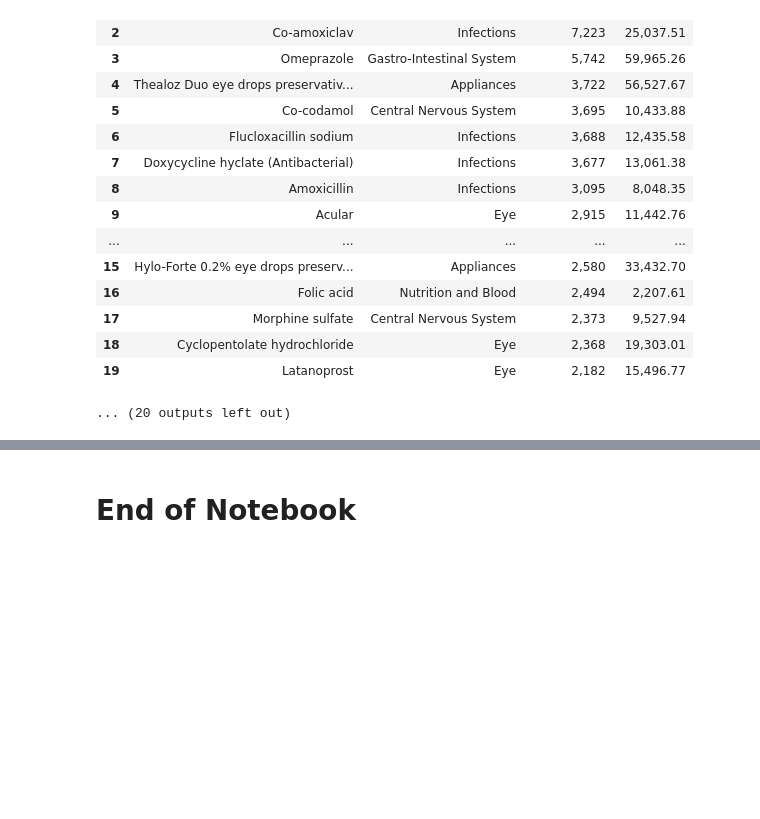
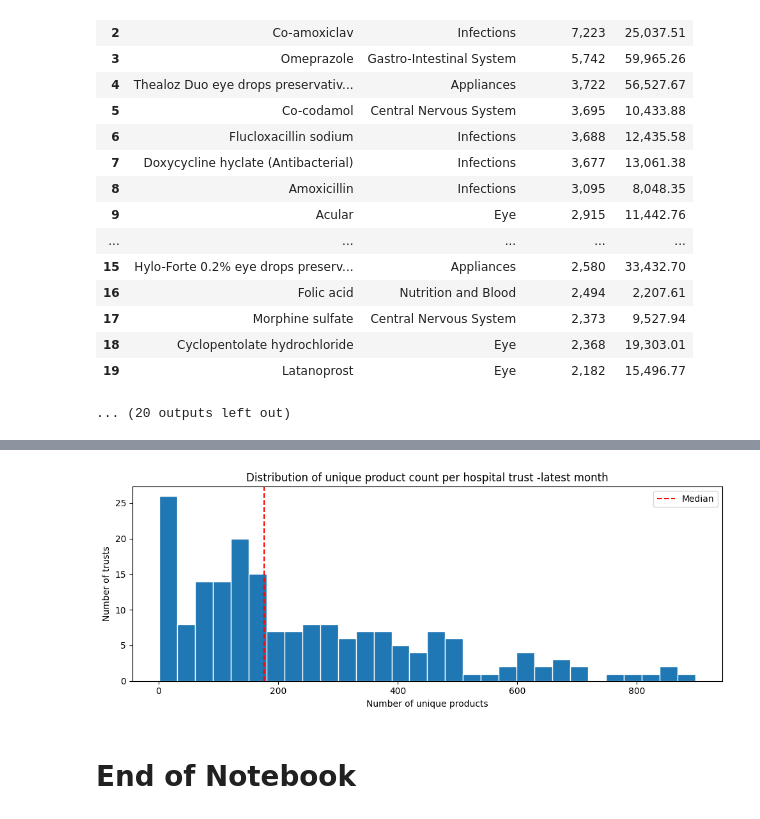
Before and after one commit to ebmdatalab/prescribing-notebooks, a Jupyter notebook: notebooks/hospital_community_rx_overview-v2.ipynb, the cells around one changed output, grey strips where cells are left out. Cells and saved outputs as stored; diff of their text form; code cells hidden in the pictures; blank space fills up the shorter version.

```diff
--- a/notebooks/hospital_community_rx_overview-v2.ipynb
+++ b/notebooks/hospital_community_rx_overview-v2.ipynb
@@ -1268,0 +1269,22 @@ WYE VALLEY NHS TRUST (RLQ00)
+# %%
+# ── How many unique products does each trust prescribe? (latest month) ──
+sql_products_per_org_latest_month = f"""
+SELECT
+  PARSE_DATE('%Y%m', CAST(rx.PERIOD AS STRING)) AS period_date,
+  rx.HOSPITAL_TRUST_CODE,
+  rx.HOSPITAL_TRUST,
+  COUNT(DISTINCT bnf.product_code) AS unique_products
+FROM `{TABLE_ID}` rx
+LEFT JOIN `hscic.bnf` bnf
+  ON rx.BNF_CODE = bnf.presentation_code
+WHERE rx.PERIOD = (SELECT MAX(PERIOD) FROM `{TABLE_ID}`)
+GROUP BY 1, 2, 3
+ORDER BY unique_products DESC
+"""
+
+df_products_per_org_latest_month = bq.cached_read(sql_products_per_org_latest_month, csv_path=os.path.join(CACHE_DIR, "products_per_org_latest_month.csv"))
+print(f"Period: {df_products_per_org_latest_month['period_date'].iloc[0]}")
+print(f"\nSummary of unique products per trust:")
+print(df_products_per_org_latest_month["unique_products"].describe().apply("{:,.0f}".format))
+print()
+display(df_products_per_org_latest_month.head(20).style.format({"unique_products": "{:,.0f}"}))
@@ -1269,3 +1321,15 @@ WYE VALLEY NHS TRUST (RLQ00)
+# %%
+fig, ax = plt.subplots(figsize=(10, 4))
+ax.hist(df_products_per_org_latest_month["unique_products"], bins=30, edgecolor="white")
+ax.set_xlabel("Number of unique products")
+ax.set_ylabel("Number of trusts")
+ax.set_title("Distribution of unique product count per hospital trust -latest month")
+ax.axvline(df_products_per_org_latest_month["unique_products"].median(), color="red", linestyle="--", label="Median")
+ax.legend()
+plt.tight_layout()
+plt.show()
+# %% [output]
+[figure, added]
 # %% [markdown]
 # End of Notebook
 # %% [markdown]
```
Also changed, not shown: parts of 9 cells of this notebook, 2 other files.
